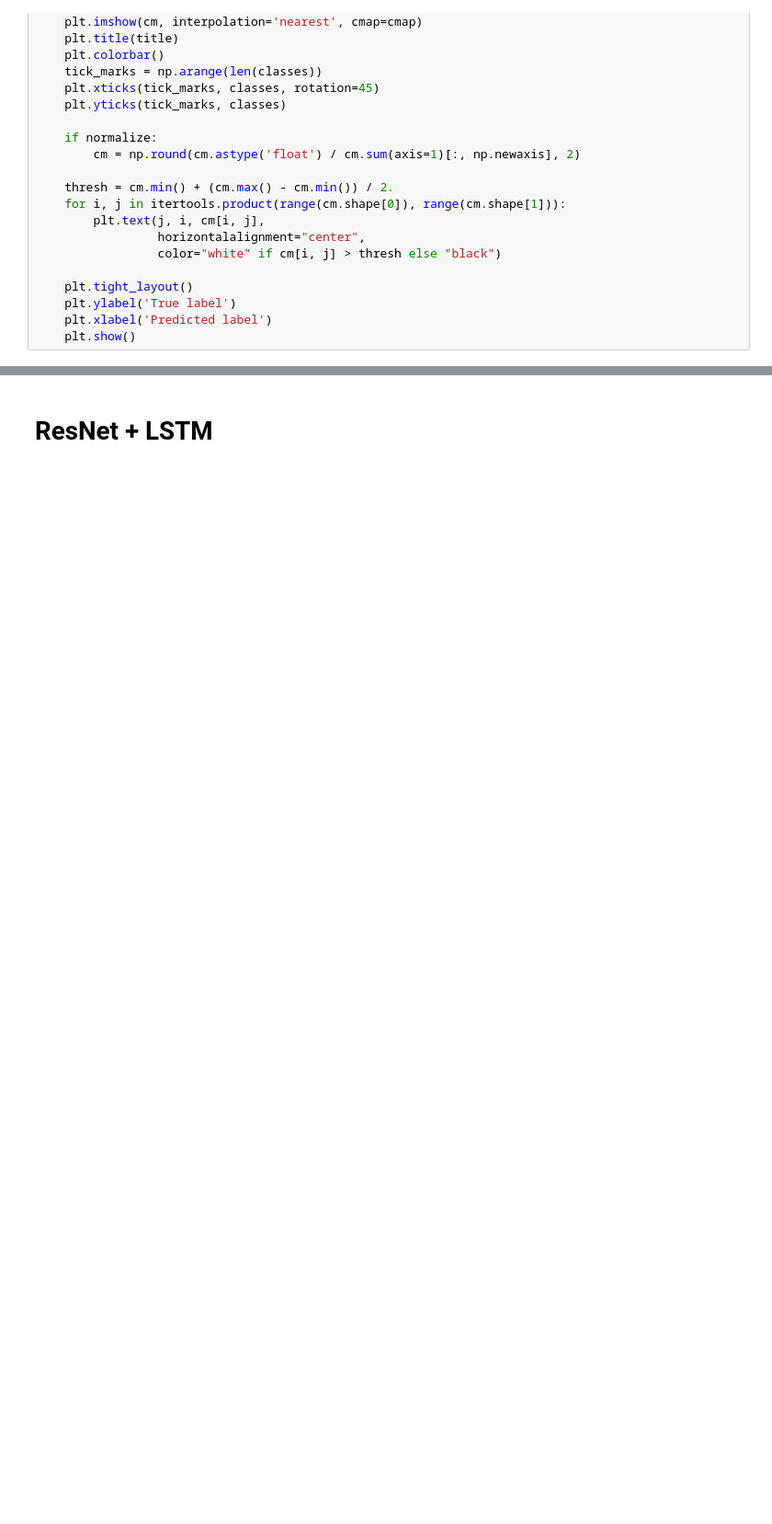
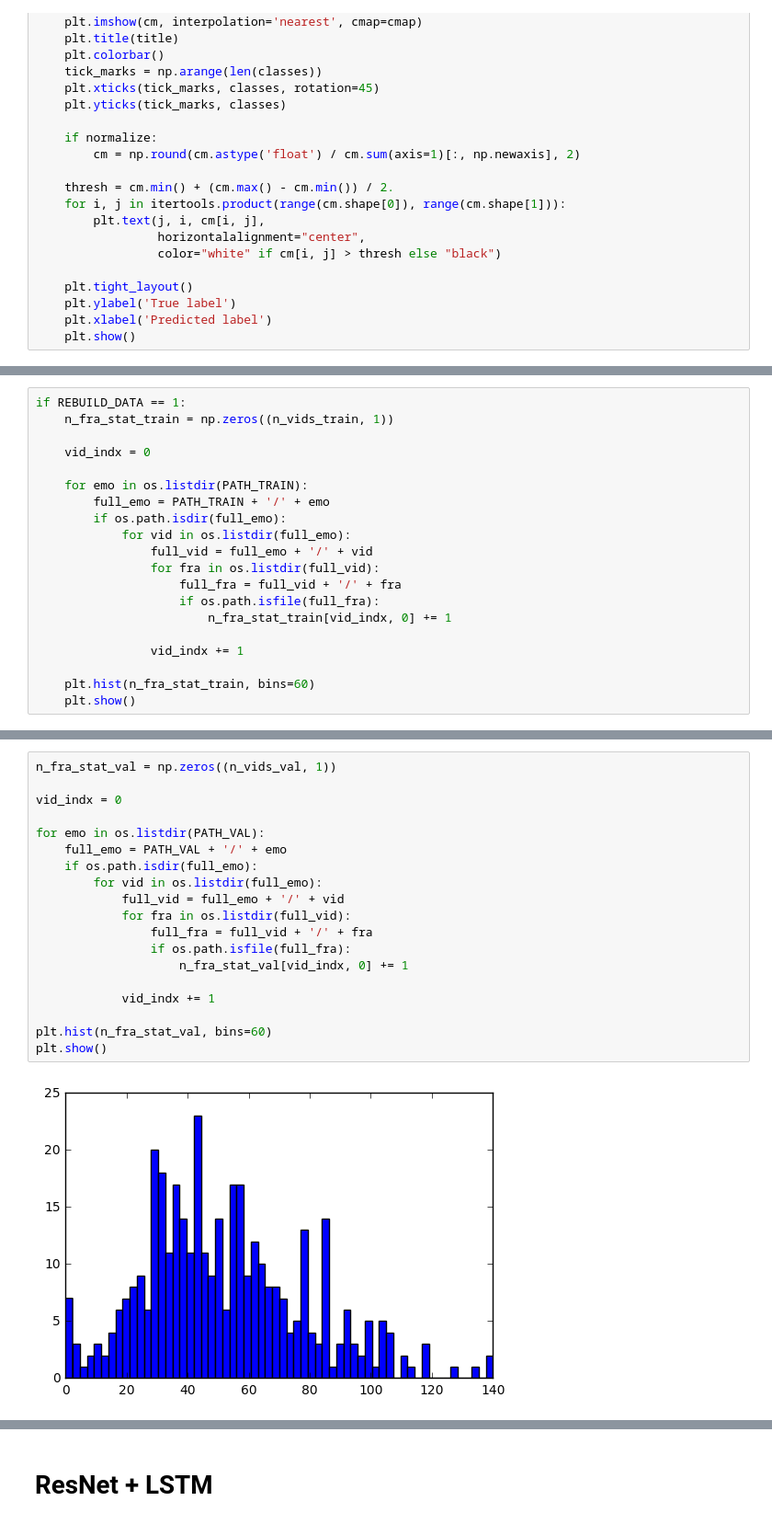
Before and after one commit to nhduong/afew2016, a Jupyter notebook: afew2017_resnet50_lstm(4)_finetune_resnet50.ipynb, the cells around one changed output, grey strips where cells are left out. Shown at 92% size. Saved outputs shown, nothing was run; the diff lists cells and outputs as text; blank space fills up the shorter version.

```diff
--- a/afew2017_resnet50_lstm(4)_finetune_resnet50.ipynb
+++ b/afew2017_resnet50_lstm(4)_finetune_resnet50.ipynb
@@ -323,0 +153,20 @@ print(basemodel.summary())
+# %%
+if REBUILD_DATA == 1:
+    n_fra_stat_train = np.zeros((n_vids_train, 1))
+
+    vid_indx = 0
+
+    for emo in os.listdir(PATH_TRAIN):
+        full_emo = PATH_TRAIN + '/' + emo
+        if os.path.isdir(full_emo):
+            for vid in os.listdir(full_emo):
+                full_vid = full_emo + '/' + vid
+                for fra in os.listdir(full_vid):
+                    full_fra = full_vid + '/' + fra
+                    if os.path.isfile(full_fra):
+                        n_fra_stat_train[vid_indx, 0] += 1
+
+                vid_indx += 1
+
+    plt.hist(n_fra_stat_train, bins=60)
+    plt.show()
@@ -323,0 +295,21 @@ print(basemodel.summary())
+# %%
+n_fra_stat_val = np.zeros((n_vids_val, 1))
+
+vid_indx = 0
+
+for emo in os.listdir(PATH_VAL):
+    full_emo = PATH_VAL + '/' + emo
+    if os.path.isdir(full_emo):
+        for vid in os.listdir(full_emo):
+            full_vid = full_emo + '/' + vid
+            for fra in os.listdir(full_vid):
+                full_fra = full_vid + '/' + fra
+                if os.path.isfile(full_fra):
+                    n_fra_stat_val[vid_indx, 0] += 1
+
+            vid_indx += 1
+
+plt.hist(n_fra_stat_val, bins=60)
+plt.show()
+# %% [output]
+[figure, added]
```
Also changed, not shown: parts of 29 cells of this notebook.
